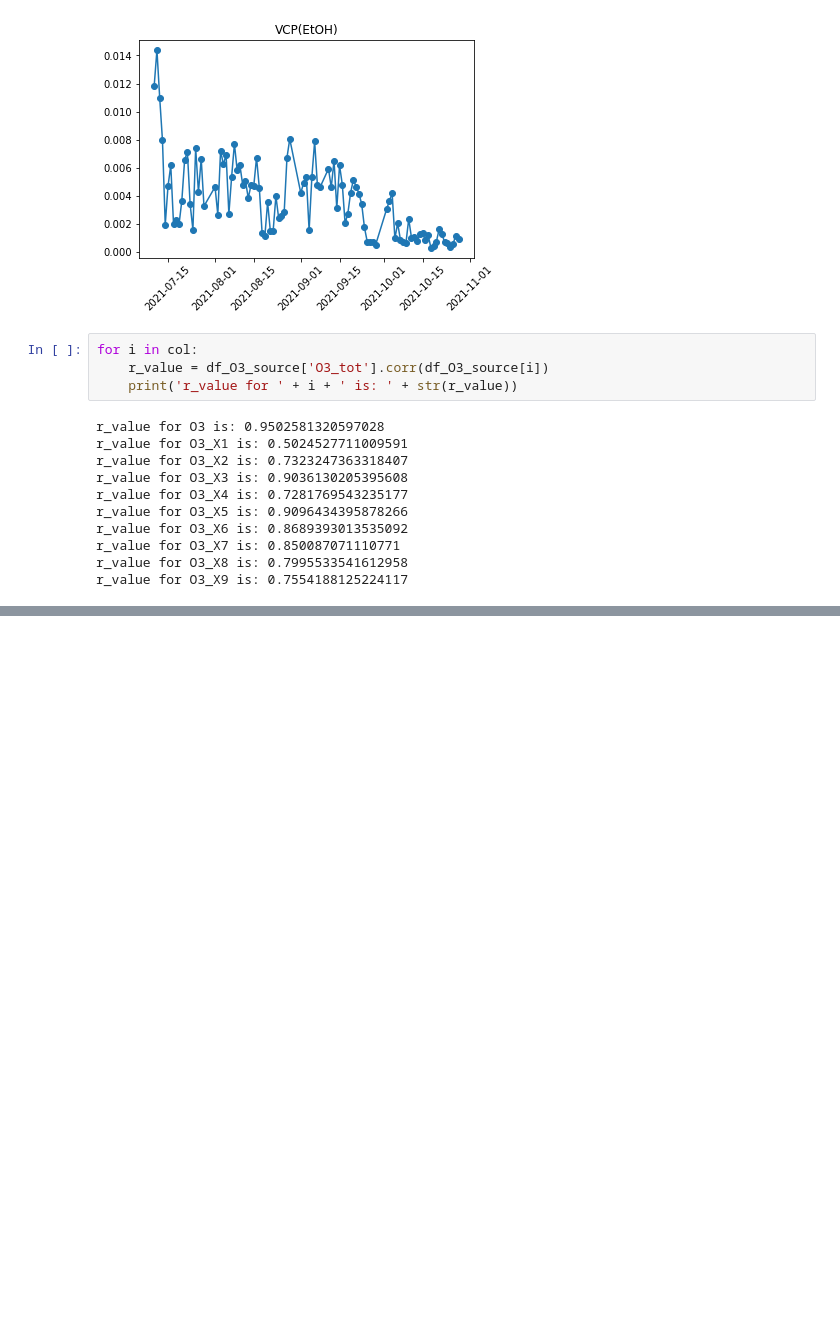
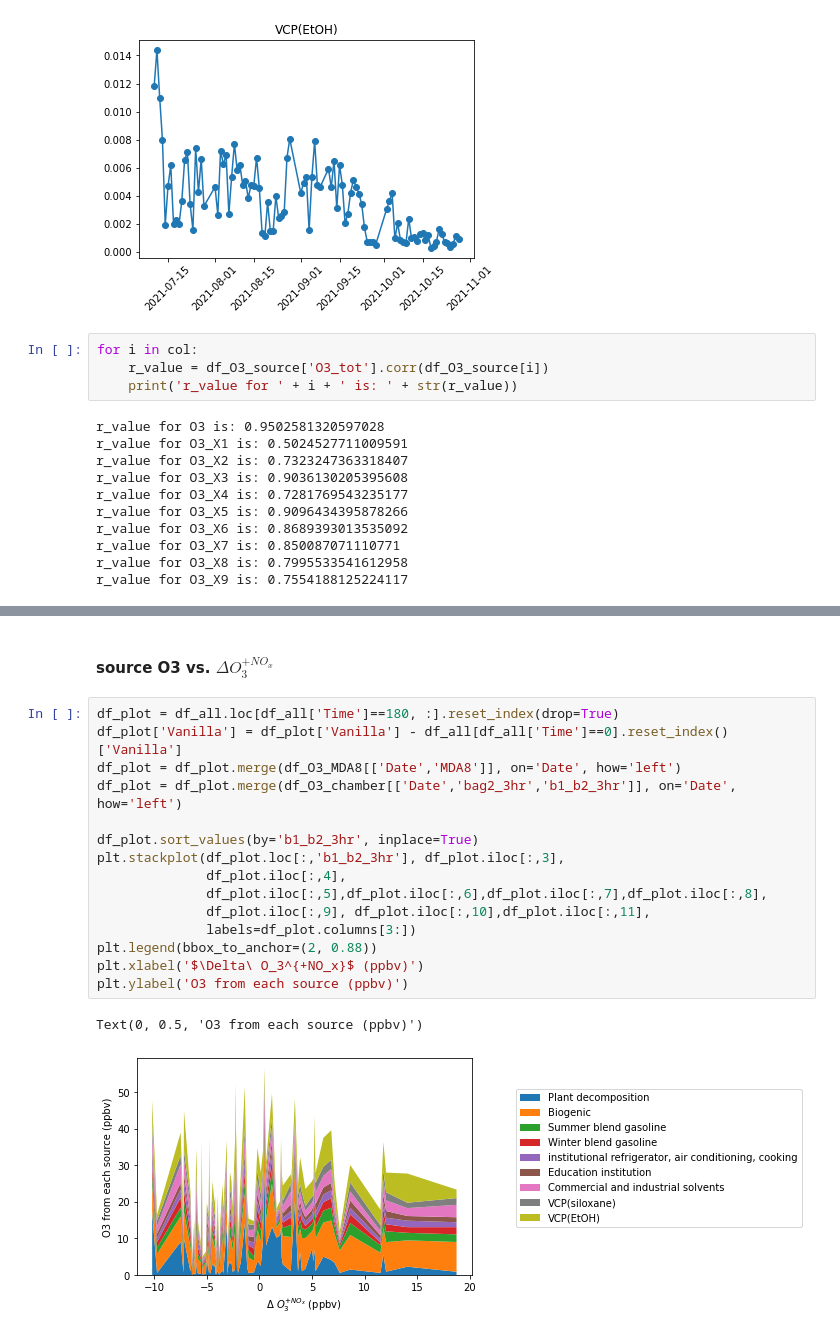
Before and after one commit to shenglun7/VOC_RECAP, a Jupyter notebook: code/script/box_model_output.ipynb, the cells around one changed output, grey strips where cells are left out. Saved outputs shown, nothing was run; the diff lists cells and outputs as text; blank space fills up the shorter version.

```diff
--- a/code/script/box_model_output.ipynb
+++ b/code/script/box_model_output.ipynb
@@ -150,0 +240,20 @@ r_value for O3_X9 is: 0.7554188125224117
+# %% [markdown]
+#### source O3 vs. $\Delta O_3^{+NO_x}$
+# %%
+df_plot = df_all.loc[df_all['Time']==180, :].reset_index(drop=True)
+df_plot['Vanilla'] = df_plot['Vanilla'] - df_all[df_all['Time']==0].reset_index()['Vanilla']
+df_plot = df_plot.merge(df_O3_MDA8[['Date','MDA8']], on='Date', how='left')
+df_plot = df_plot.merge(df_O3_chamber[['Date','bag2_3hr','b1_b2_3hr']], on='Date', how='left')
+
+df_plot.sort_values(by='b1_b2_3hr', inplace=True)
+plt.stackplot(df_plot.loc[:,'b1_b2_3hr'], df_plot.iloc[:,3],
+              df_plot.iloc[:,4],
+              df_plot.iloc[:,5],df_plot.iloc[:,6],df_plot.iloc[:,7],df_plot.iloc[:,8],
+              df_plot.iloc[:,9], df_plot.iloc[:,10],df_plot.iloc[:,11],
+              labels=df_plot.columns[3:])
+plt.legend(bbox_to_anchor=(2, 0.88))
+plt.xlabel('$\Delta\ O_3^{+NO_x}$ (ppbv)')
+plt.ylabel('O3 from each source (ppbv)')
+# %% [output]
+Text(0, 0.5, 'O3 from each source (ppbv)')
+[figure, added]
```
Also changed, not shown: parts of 13 cells of this notebook, 9 other files.
